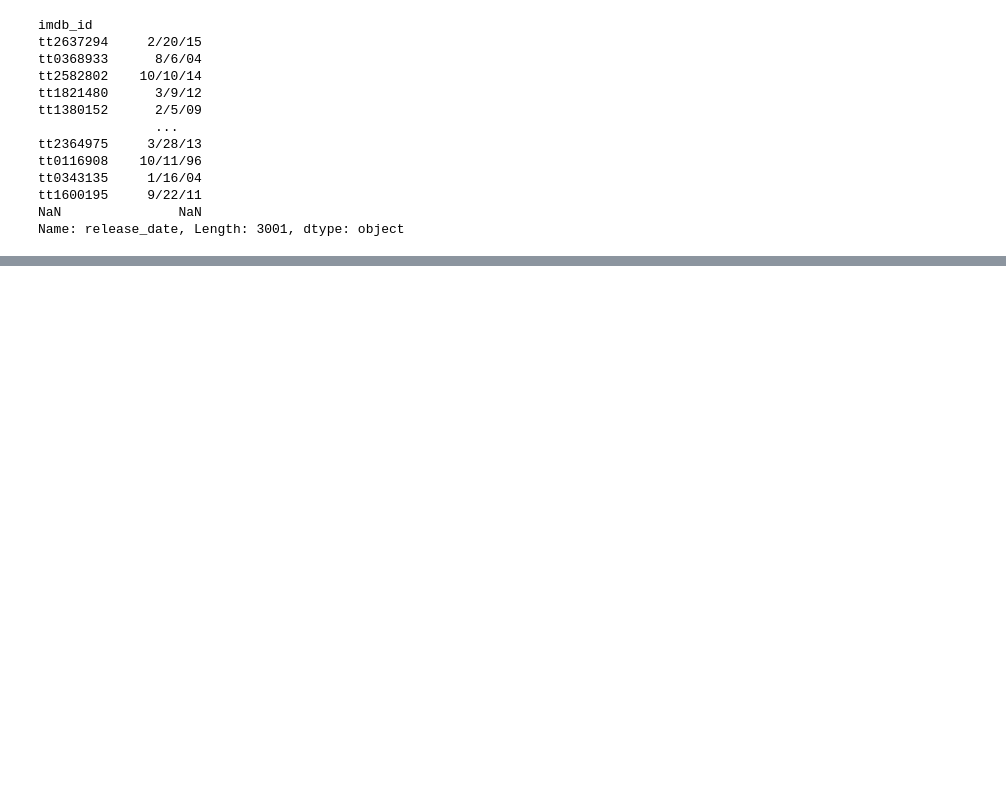
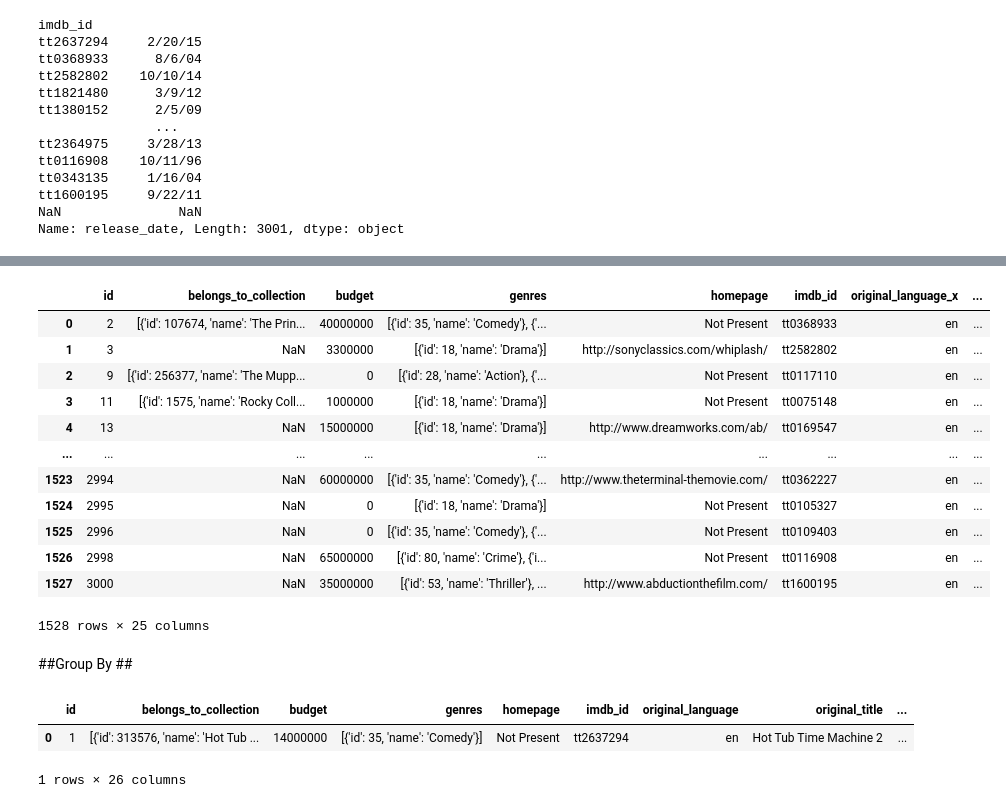
Before and after one commit to prajwal-mv/Python_Practice, a Jupyter notebook: Pandas.ipynb, the cells around one changed output, grey strips where cells are left out. Cells and saved outputs as stored; diff of their text form; code cells hidden in the pictures; blank space fills up the shorter version.

```diff
--- a/Pandas.ipynb
+++ b/Pandas.ipynb
@@ -539,0 +700,6 @@ Name: release_date, Length: 3001, dtype: object
+# %%
+# Let us create a dataframe which consists of only English movies
+english_movies = df[df['original_language'] == 'en']
+
+# Next let us create another dataframe which consists of only those movies whose length is greater than 100 mins
+long_movies = df.loc[df['runtime'] >= 100,['imdb_id','original_language']]
@@ -539,0 +726,19 @@ Name: release_date, Length: 3001, dtype: object
+# %%
+# Merging the two dataframes using inner join
+merged_IJ_df = pd.merge(english_movies, long_movies, how='inner',left_on='imdb_id',right_on='imdb_id')
+# %%
+merged_IJ_df
+# %% [output]
+|  | id | belongs_to_collection | budget | genres | homepage | imdb_id | original_language_x | ... |
+| 0 | 2 | [{'id': 107674, 'name': 'The Prin... | 40000000 | [{'id': 35, 'name': 'Comedy'}, {'... | Not Present | tt0368933 | en | ... |
+| 1 | 3 | NaN | 3300000 | [{'id': 18, 'name': 'Drama'}] | http://sonyclassics.com/whiplash/ | tt2582802 | en | ... |
+| 2 | 9 | [{'id': 256377, 'name': 'The Mupp... | 0 | [{'id': 28, 'name': 'Action'}, {'... | Not Present | tt0117110 | en | ... |
+| 3 | 11 | [{'id': 1575, 'name': 'Rocky Coll... | 1000000 | [{'id': 18, 'name': 'Drama'}] | Not Present | tt0075148 | en | ... |
+| 4 | 13 | NaN | 15000000 | [{'id': 18, 'name': 'Drama'}] | http://www.dreamworks.com/ab/ | tt0169547 | en | ... |
+| ... | ... | ... | ... | ... | ... | ... | ... | ... |
+| 1523 | 2994 | NaN | 60000000 | [{'id': 35, 'name': 'Comedy'}, {'... | http://www.theterminal-themovie.com/ | tt0362227 | en | ... |
+| 1524 | 2995 | NaN | 0 | [{'id': 18, 'name': 'Drama'}] | Not Present | tt0105327 | en | ... |
+| 1525 | 2996 | NaN | 0 | [{'id': 35, 'name': 'Comedy'}, {'... | Not Present | tt0109403 | en | ... |
+| 1526 | 2998 | NaN | 65000000 | [{'id': 80, 'name': 'Crime'}, {'i... | Not Present | tt0116908 | en | ... |
+| 1527 | 3000 | NaN | 35000000 | [{'id': 53, 'name': 'Thriller'}, ... | http://www.abductionthefilm.com/ | tt1600195 | en | ... |
+1528 rows × 25 columns
@@ -539,0 +748,2 @@ Name: release_date, Length: 3001, dtype: object
+# %% [markdown]
+##Group By ##
@@ -539,0 +761,6 @@ Name: release_date, Length: 3001, dtype: object
+# %%
+df.head(1)
+# %% [output]
+|  | id | belongs_to_collection | budget | genres | homepage | imdb_id | original_language | original_title | ... |
+| 0 | 1 | [{'id': 313576, 'name': 'Hot Tub ... | 14000000 | [{'id': 35, 'name': 'Comedy'}] | Not Present | tt2637294 | en | Hot Tub Time Machine 2 | ... |
+1 rows × 26 columns
```
Also changed, not shown: parts of 37 cells of this notebook.
